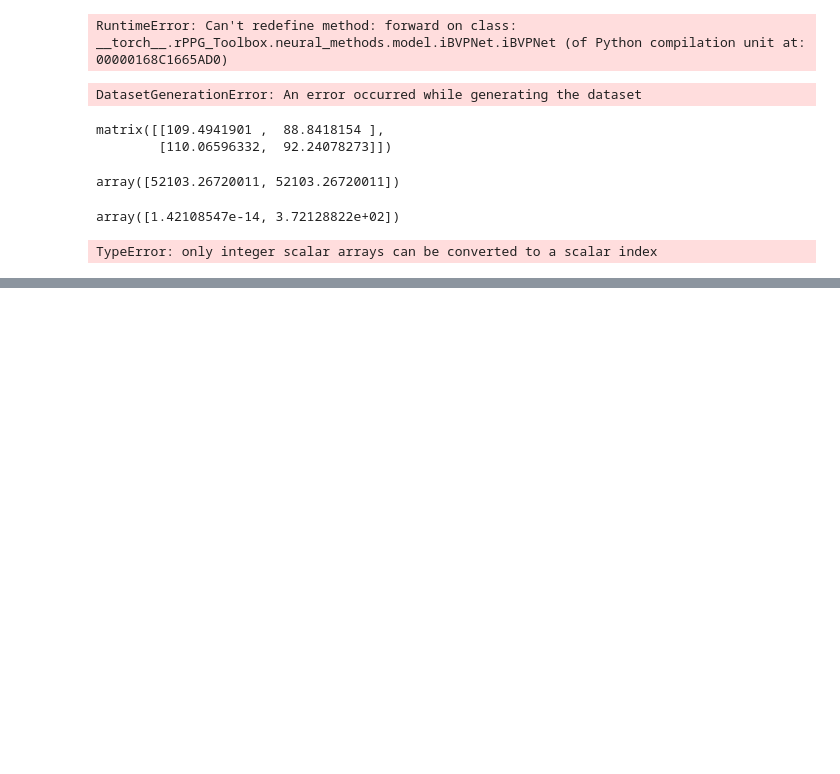
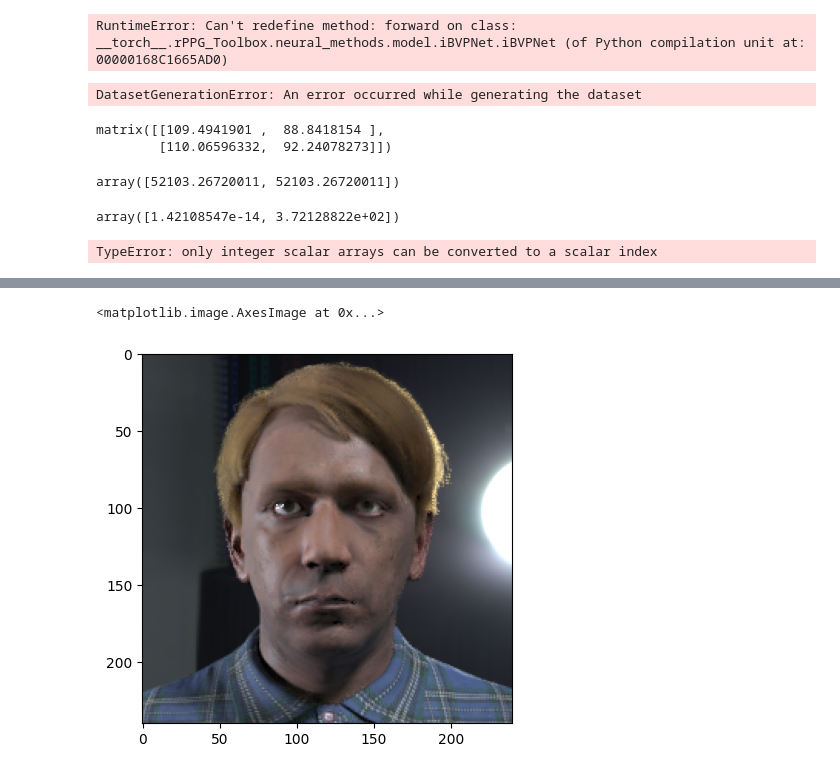
Before and after one commit to Ivan-Kucherov/rppg, a Jupyter notebook: test.ipynb, the cells around one changed output, grey strips where cells are left out. Saved outputs shown, nothing was run; the diff lists cells and outputs as text; code cells hidden in the pictures; blank space fills up the shorter version.

```diff
--- a/test.ipynb
+++ b/test.ipynb
@@ -281,0 +292,5 @@ TypeError: only integer scalar arrays can be converted to a scalar index
+# %%
+plt.imshow(array)
+# %% [output]
+<matplotlib.image.AxesImage at 0x...>
+[figure, added]
```
Also changed, not shown: parts of 2 cells of this notebook, 10 other files.
